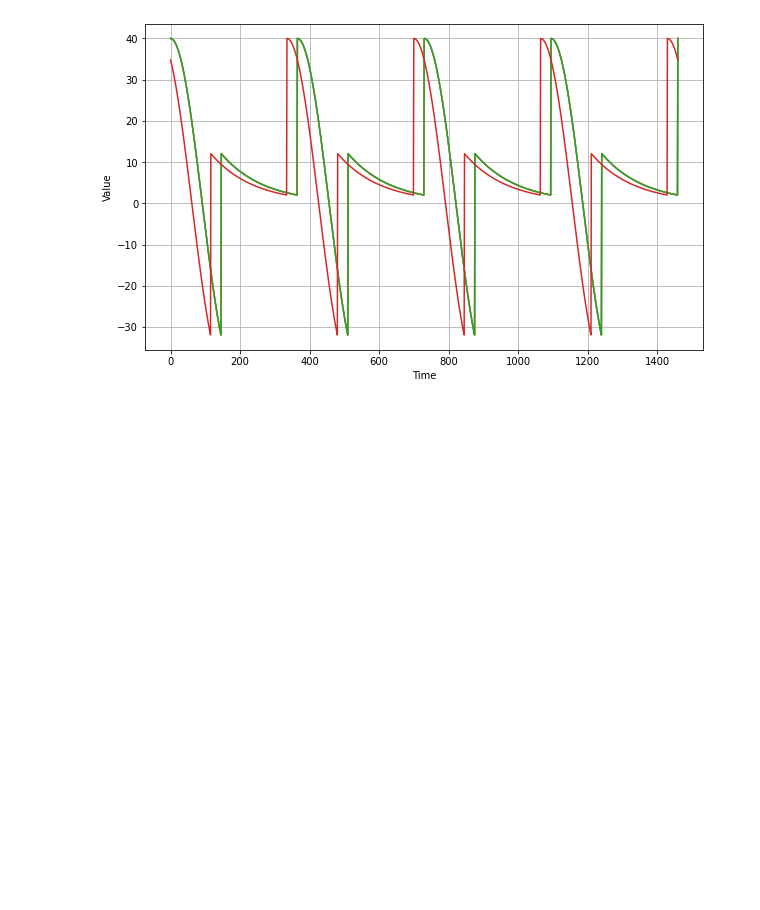
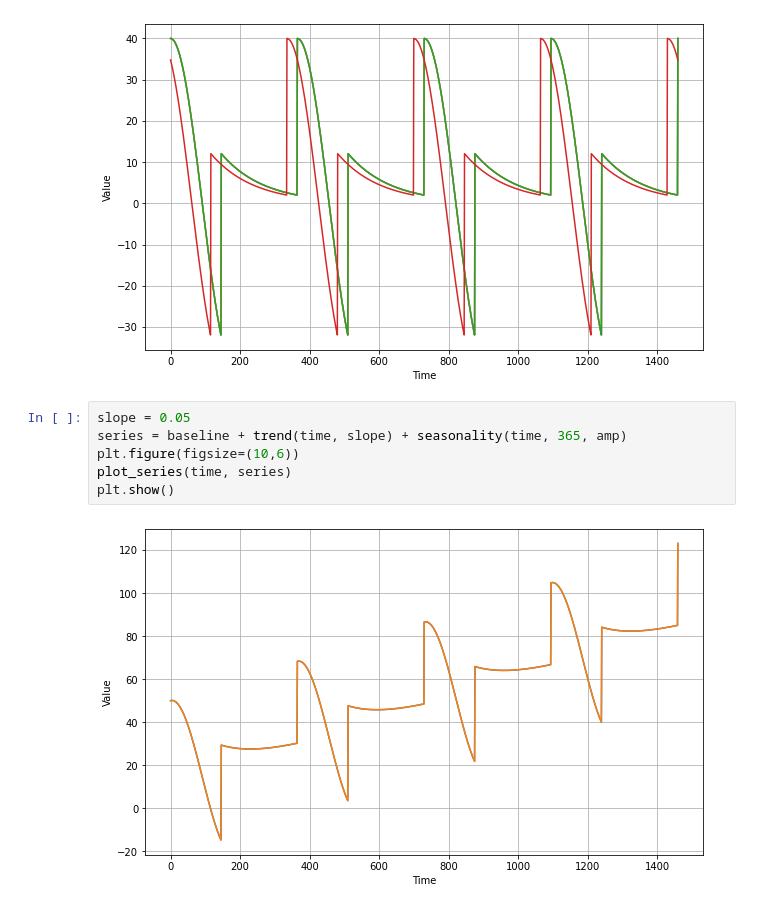
Before and after one commit to xuziyue/tensorflow-models, a Jupyter notebook: time_series_common_patterns.ipynb, the cells around one changed output. Drawn from its saved outputs; the diff is of its cells as text; blank space fills up the shorter version.

```diff
--- a/time_series_common_patterns.ipynb
+++ b/time_series_common_patterns.ipynb
@@ -42,3 +42,11 @@ plot_series(time, series2)
 plt.show()
 # %% [output]
 [figure]
+# %%
+slope = 0.05
+series = baseline + trend(time, slope) + seasonality(time, 365, amp)
+plt.figure(figsize=(10,6))
+plot_series(time, series)
+plt.show()
+# %% [output]
+[figure, added]
```
